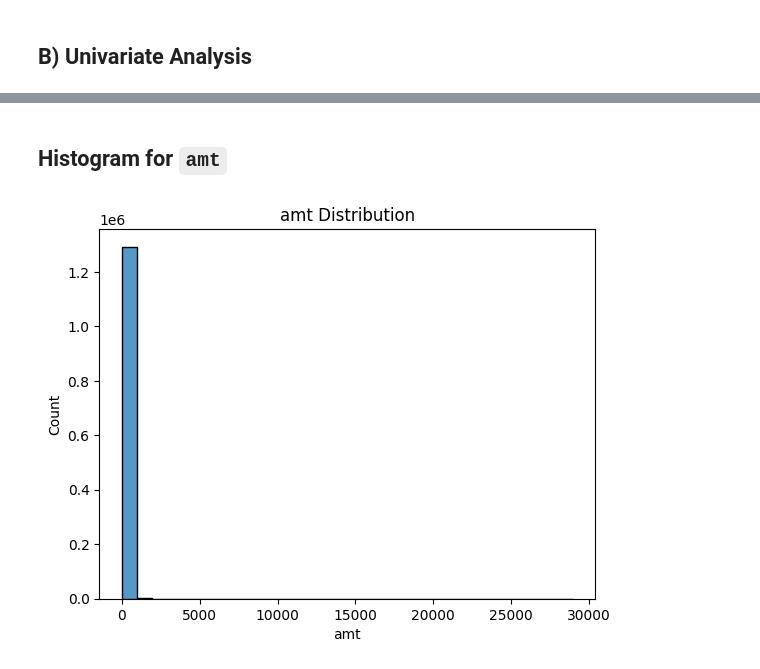
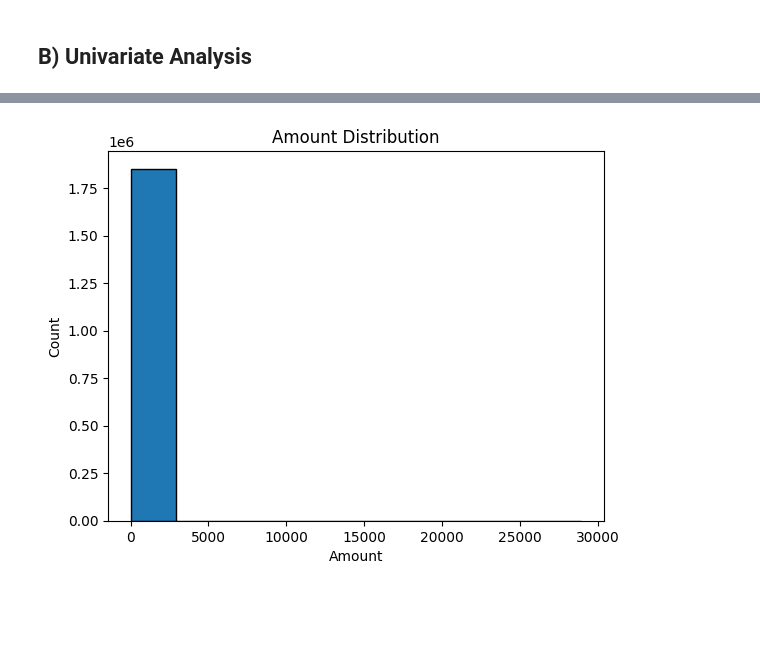
Before and after one commit to arthuralbarelli/ml-credit-card-fraud-detection, a Jupyter notebook: credit_card_fraud_exploratory_analysis.ipynb, the cells around one changed output, grey strips where cells are left out. Drawn from its saved outputs; the diff is of its cells as text; code cells hidden in the pictures; blank space fills up the shorter version.

```diff
--- a/credit_card_fraud_exploratory_analysis.ipynb
+++ b/credit_card_fraud_exploratory_analysis.ipynb
@@ -170,8 +154,8 @@ plt.show()
-# %% [markdown]
-## Histogram for `amt`
-# %%
-sns.histplot(x='amt', data=fraud_train, bins=30)
-plt.title("amt Distribution")
-plt.show()
-# %% [output]
-[figure, removed]
+# %%
+plt.hist(fraud_data['amt'], edgecolor='black')
+plt.title('Amount Distribution')
+plt.xlabel('Amount')
+plt.ylabel('Count')
+plt.show()
+# %% [output]
+[figure, added]
```
Also changed, not shown: parts of 13 cells of this notebook, 1 other file.
